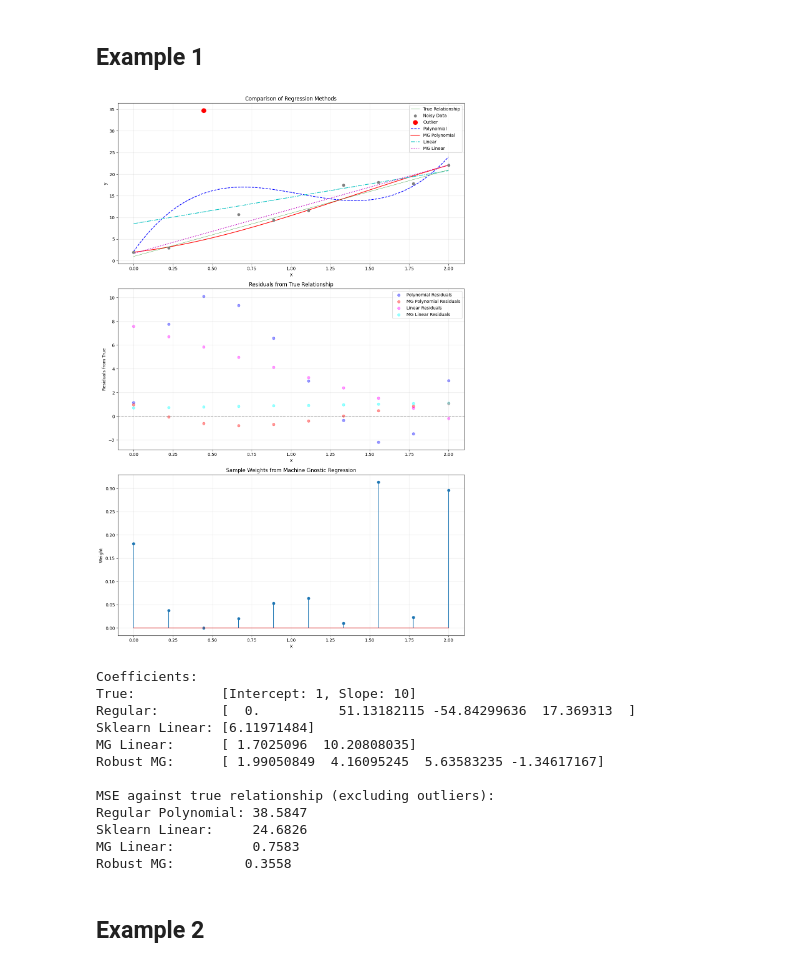
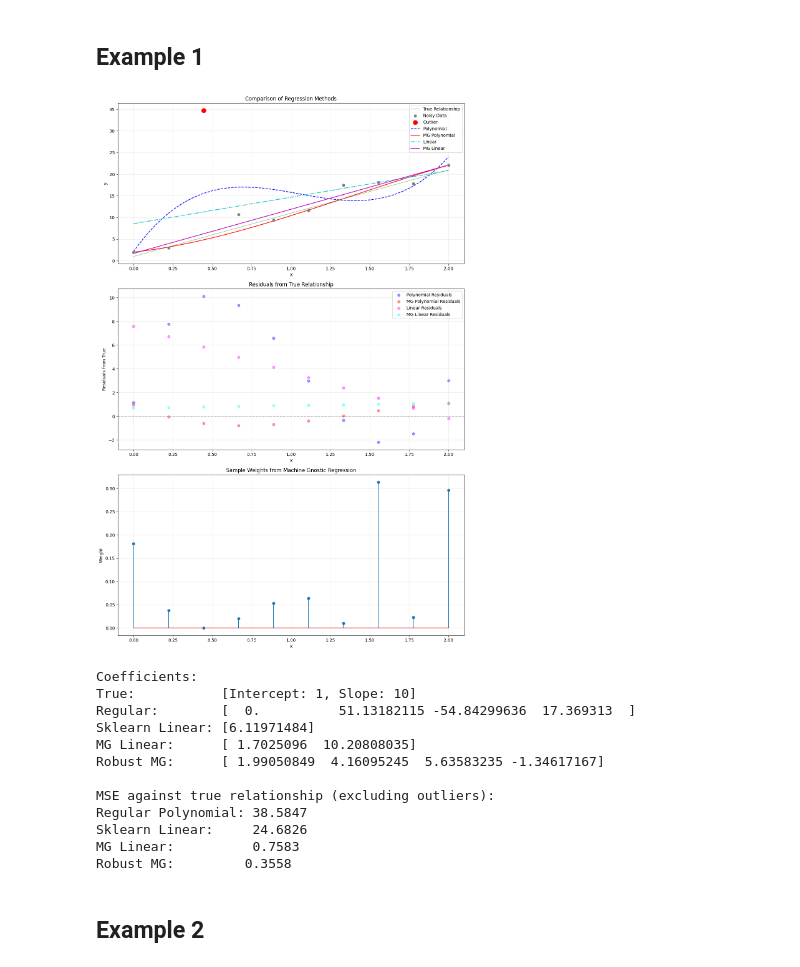
Before and after one commit to MachineGnostics/machinegnostics.io, a Jupyter notebook: examples/example_1_1_small_data_linreg.ipynb, the cells around one changed output. Cells and saved outputs as stored; diff of their text form; code cells hidden in the pictures.

```diff
--- a/examples/example_1_1_small_data_linreg.ipynb
+++ b/examples/example_1_1_small_data_linreg.ipynb
@@ -67,7 +67,7 @@ ax1.scatter(X[2], y_noisy[2], color='red', s=100, label='Outlier', zorder=3)
 ax1.plot(X_test, y_pred_regular_test, 'b--', label='Polynomial', zorder=1)
 ax1.plot(X_test, y_pred_robust_test, 'r-', label='MG Polynomial', zorder=1)
 ax1.plot(X_test, y_pred_sk_test, 'c-.', label='Linear', zorder=1)
-ax1.plot(X_test, y_pred_mg_linreg_test, 'm:', label='MG Linear', zorder=1)
+ax1.plot(X_test, y_pred_mg_linreg_test, 'm-', label='MG Linear', zorder=1)
 ax1.set_xlabel('X')
 ax1.set_ylabel('y')
 ax1.set_title('Comparison of Regression Methods')
@@ -92,34 +92,34 @@ ax2.grid(True, alpha=0.3)
 
 # Plot sample weights
 ax3.stem(X.ravel(), mg_linreg.weights, label='MG Linear Regression Weights')
 ax3.set_xlabel('X')
 ax3.set_ylabel('Weight')
 ax3.set_title('Sample Weights from Machine Gnostic Regression')
 ax3.grid(True, alpha=0.3)
 
 plt.tight_layout()
 plt.show()
 
 # Print performance metrics
 print("Coefficients:")
 print(f"True:           [Intercept: 1, Slope: 10]")
 print(f"Regular:        {poly_reg.named_steps['linearregression'].coef_}")
 print(f"Sklearn Linear: {sk_model.coef_}")
 print(f"MG Linear:      {mg_linreg.coefficients}")
 print(f"Robust MG:      {mg_model.coefficients}")
 
 # Calculate MSE against true relationship
 mse_regular = np.mean((y_pred_regular[:-2] - y_clean[:-2])**2)
 mse_robust = np.mean((y_pred_robust[:-2] - y_clean[:-2])**2)
 mse_sk = np.mean((y_pred_sk[:-2] - y_clean[:-2])**2)
 mse_mg_linreg = np.mean((y_pred_mg_linreg[:-2] - y_clean[:-2])**2)
 print("\nMSE against true relationship (excluding outliers):")
 print(f"Regular Polynomial: {mse_regular:.4f}")
 print(f"Sklearn Linear:     {mse_sk:.4f}")
 print(f"MG Linear:          {mse_mg_linreg:.4f}")
 print(f"Robust MG:         {mse_robust:.4f}")
 # %% [output]
-[figure, old version]
+[figure, new version]
 Coefficients:
 True:           [Intercept: 1, Slope: 10]
 Regular:        [  0.          51.13182115 -54.84299636  17.369313  ]
```
Also changed, not shown: 7 other files.
